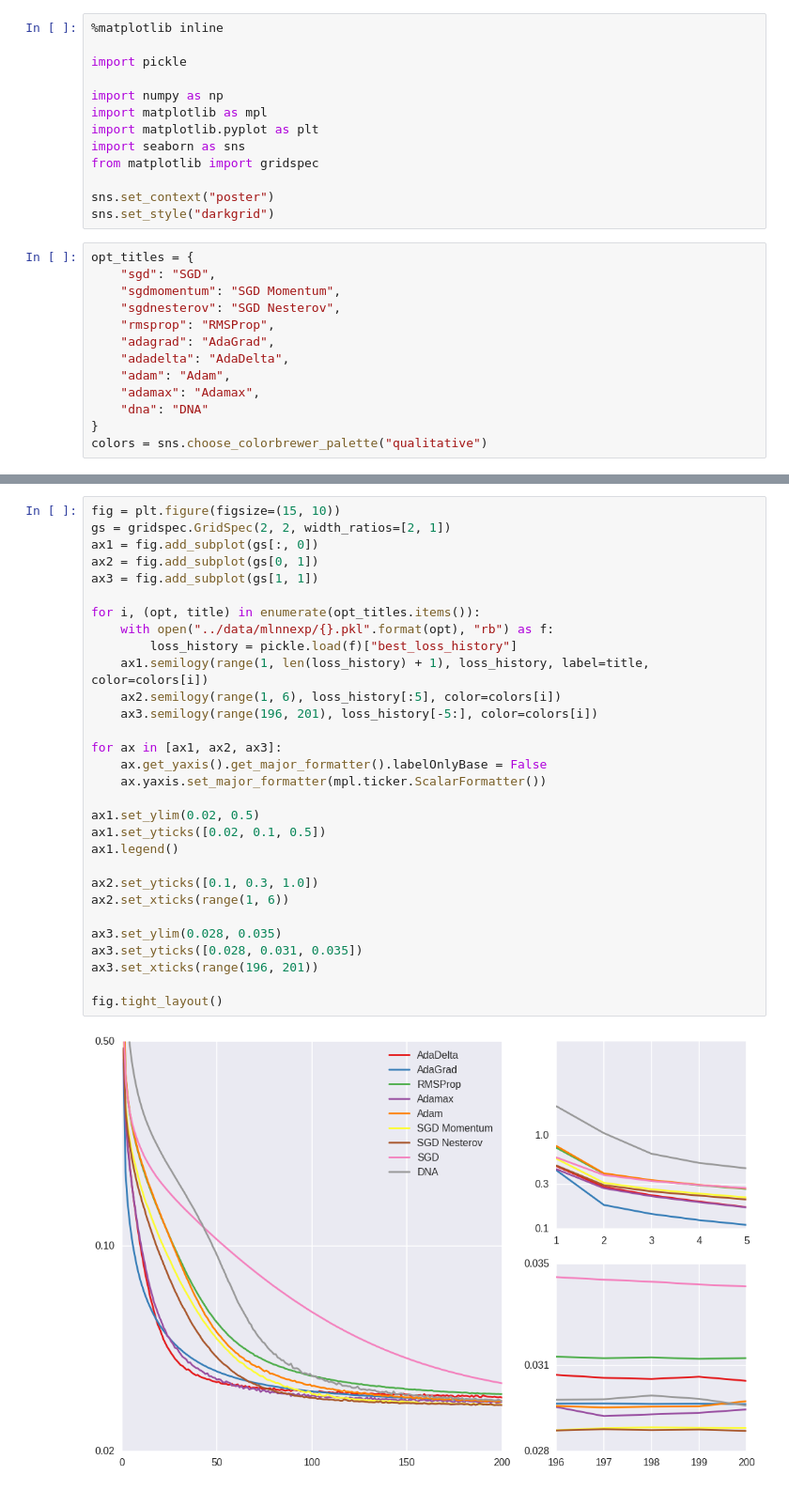
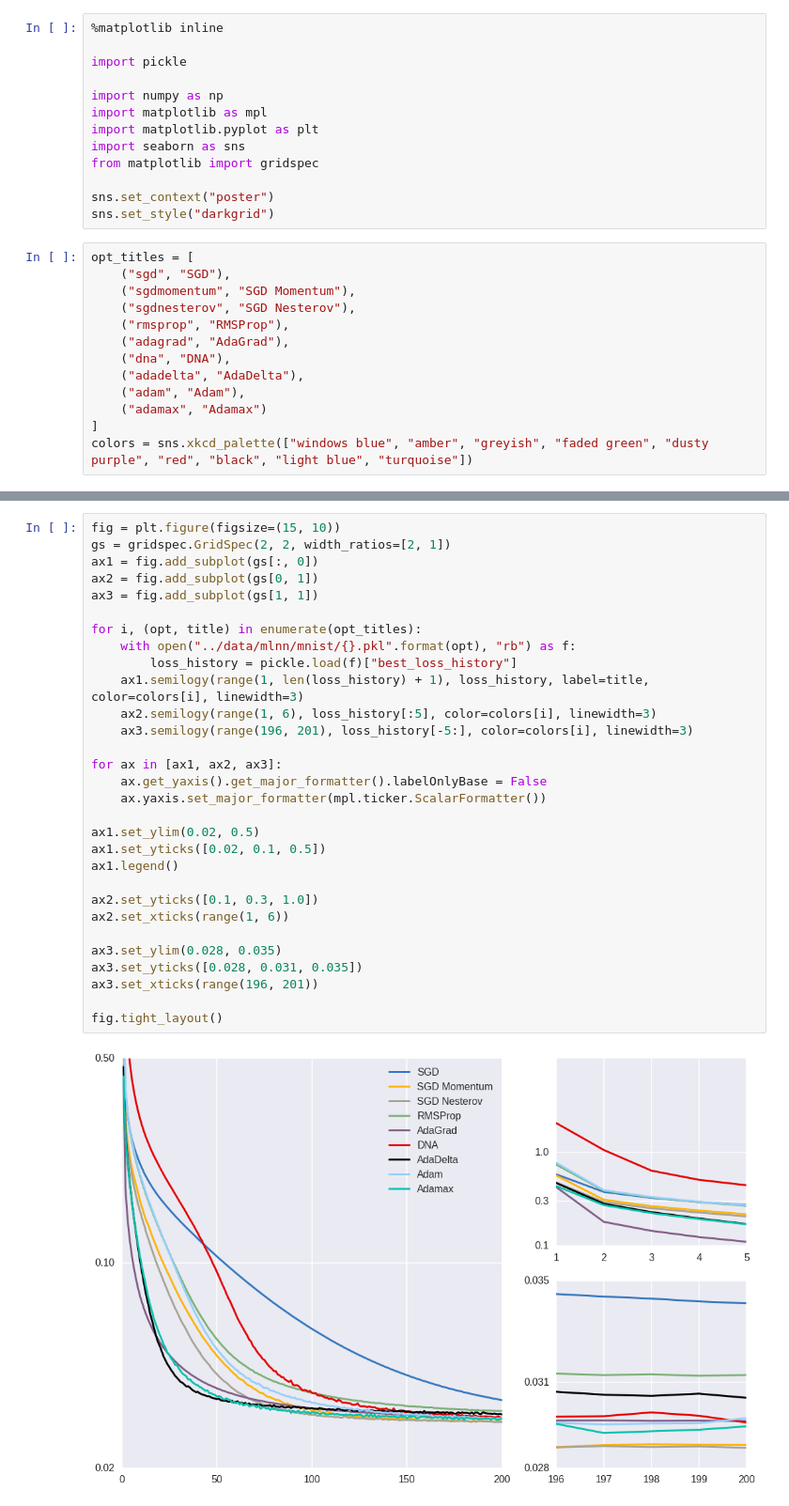
Before and after one commit to jayanthkoushik/sgd-feedback, a Jupyter notebook: src/compare_opts.ipynb, the cells around one changed output, grey strips where cells are left out. Shown: that part at 94% size. Cells and saved outputs as stored; diff of their text form.

```diff
--- a/src/compare_opts.ipynb
+++ b/src/compare_opts.ipynb
@@ -12,15 +12,15 @@ from matplotlib import gridspec
 sns.set_context("poster")
 sns.set_style("darkgrid")
 # %%
-opt_titles = {
-    "sgd": "SGD",
-    "sgdmomentum": "SGD Momentum",
-    "sgdnesterov": "SGD Nesterov",
-    "rmsprop": "RMSProp",
-    "adagrad": "AdaGrad",
-    "adadelta": "AdaDelta",
-    "adam": "Adam",
-    "adamax": "Adamax",
-    "dna": "DNA"
-}
-colors = sns.choose_colorbrewer_palette("qualitative")
+opt_titles = [
+    ("sgd", "SGD"),
+    ("sgdmomentum", "SGD Momentum"),
+    ("sgdnesterov", "SGD Nesterov"),
+    ("rmsprop", "RMSProp"),
+    ("adagrad", "AdaGrad"),
+    ("dna", "DNA"),
+    ("adadelta", "AdaDelta"),
+    ("adam", "Adam"),
+    ("adamax", "Adamax")
+]
+colors = sns.xkcd_palette(["windows blue", "amber", "greyish", "faded green", "dusty purple", "red", "black", "light blue", "turquoise"])
@@ -31,32 +29,32 @@ colors = sns.choose_colorbrewer_palette("qualitative")
 # %%
 fig = plt.figure(figsize=(15, 10))
 gs = gridspec.GridSpec(2, 2, width_ratios=[2, 1])
 ax1 = fig.add_subplot(gs[:, 0])
 ax2 = fig.add_subplot(gs[0, 1])
 ax3 = fig.add_subplot(gs[1, 1])
 
-for i, (opt, title) in enumerate(opt_titles.items()):
-    with open("../data/mlnnexp/{}.pkl".format(opt), "rb") as f:
+for i, (opt, title) in enumerate(opt_titles):
+    with open("../data/mlnn/mnist/{}.pkl".format(opt), "rb") as f:
         loss_history = pickle.load(f)["best_loss_history"]
-    ax1.semilogy(range(1, len(loss_history) + 1), loss_history, label=title, color=colors[i])
-    ax2.semilogy(range(1, 6), loss_history[:5], color=colors[i])
-    ax3.semilogy(range(196, 201), loss_history[-5:], color=colors[i])
+    ax1.semilogy(range(1, len(loss_history) + 1), loss_history, label=title, color=colors[i], linewidth=3)
+    ax2.semilogy(range(1, 6), loss_history[:5], color=colors[i], linewidth=3)
+    ax3.semilogy(range(196, 201), loss_history[-5:], color=colors[i], linewidth=3)
 
 for ax in [ax1, ax2, ax3]:
     ax.get_yaxis().get_major_formatter().labelOnlyBase = False
     ax.yaxis.set_major_formatter(mpl.ticker.ScalarFormatter())
 
 ax1.set_ylim(0.02, 0.5)
 ax1.set_yticks([0.02, 0.1, 0.5])
 ax1.legend()
 
 ax2.set_yticks([0.1, 0.3, 1.0])
 ax2.set_xticks(range(1, 6))
 
 ax3.set_ylim(0.028, 0.035)
 ax3.set_yticks([0.028, 0.031, 0.035])
 ax3.set_xticks(range(196, 201))
 
 fig.tight_layout()
 # %% [output]
-[figure, old version]
+[figure, new version]
```
Also changed, not shown: parts of 2 cells of this notebook, 21 other files.
